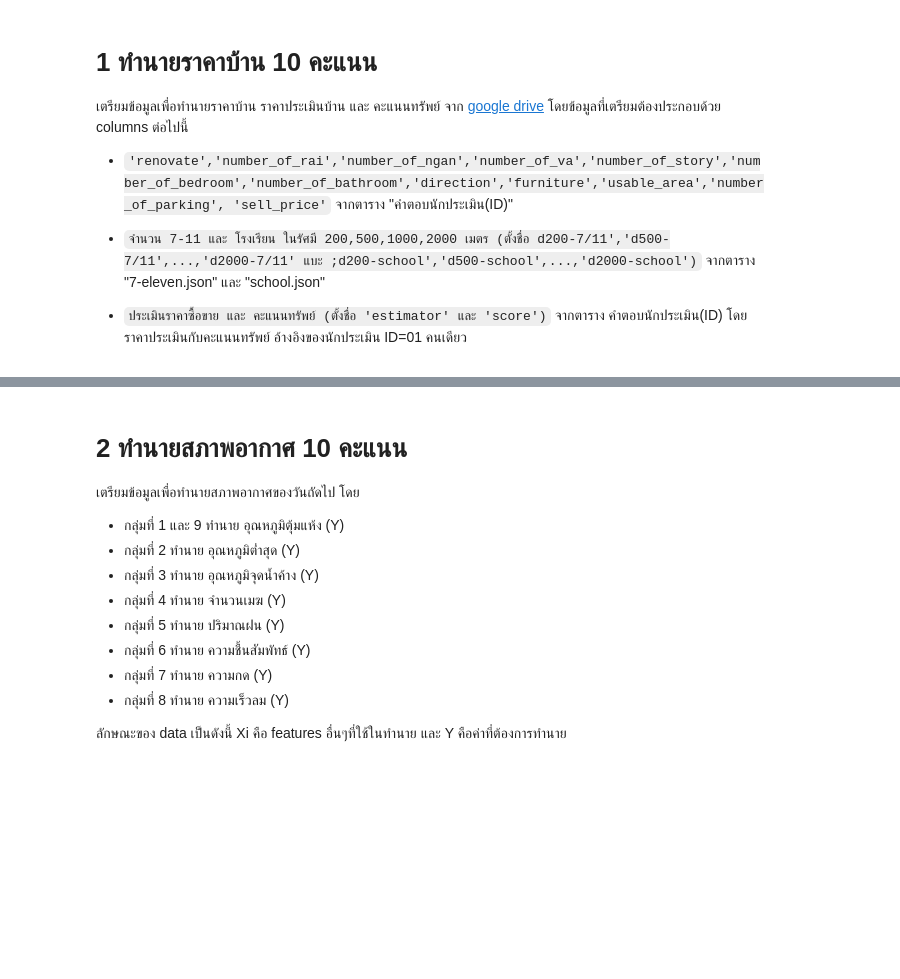
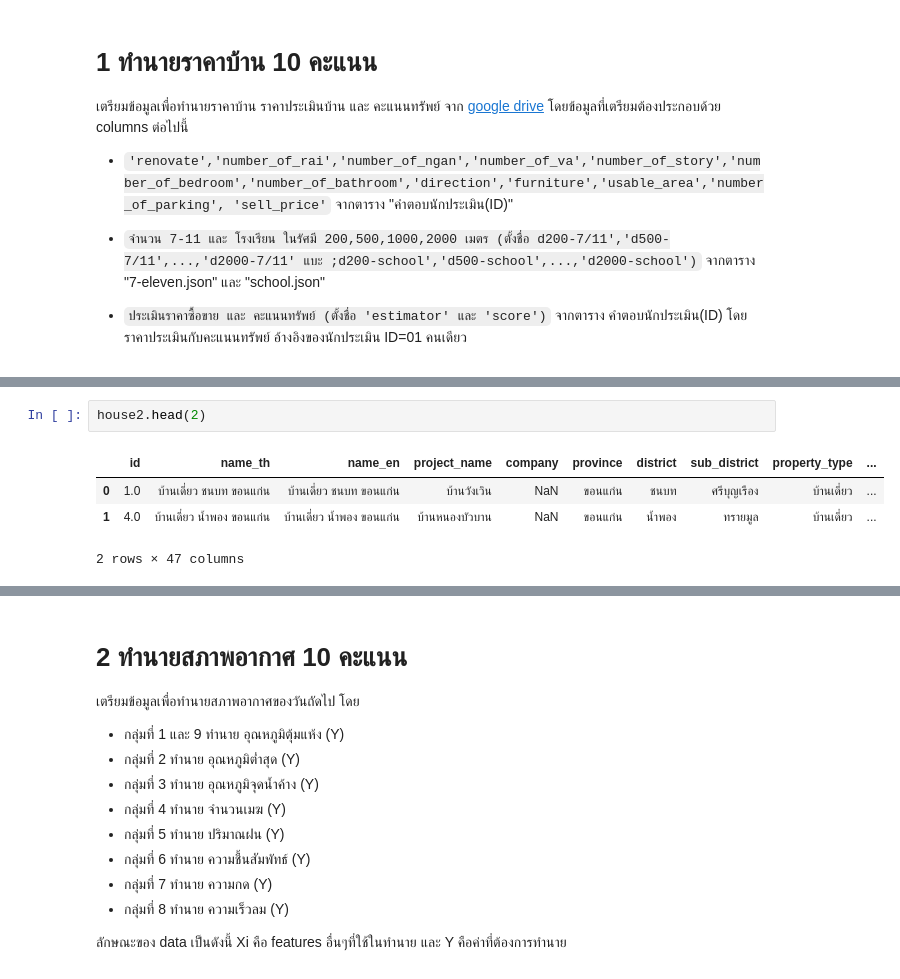
Before and after one commit to supatsara2002/bsc_dpdm22, a Jupyter notebook: midterm_dpdm22.ipynb, the cells around one changed output, grey strips where cells are left out. Cells and saved outputs as stored; diff of their text form; blank space fills up the shorter version.

```diff
--- a/midterm_dpdm22.ipynb
+++ b/midterm_dpdm22.ipynb
@@ -13,0 +41,7 @@
+# %%
+house2.head(2)
+# %% [output]
+|  | id | name_th | name_en | project_name | company | province | district | sub_district | property_type | ... |
+| 0 | 1.0 | บ้านเดี่ยว ชนบท ขอนแก่น | บ้านเดี่ยว ชนบท ขอนแก่น | บ้านวังเวิน | NaN | ขอนแก่น | ชนบท | ศรีบุญเรือง | บ้านเดี่ยว | ... |
+| 1 | 4.0 | บ้านเดี่ยว น้ำพอง ขอนแก่น | บ้านเดี่ยว น้ำพอง ขอนแก่น | บ้านหนองบัวบาน | NaN | ขอนแก่น | น้ำพอง | ทรายมูล | บ้านเดี่ยว | ... |
+2 rows × 47 columns
```
Also changed, not shown: parts of 8 cells of this notebook.
